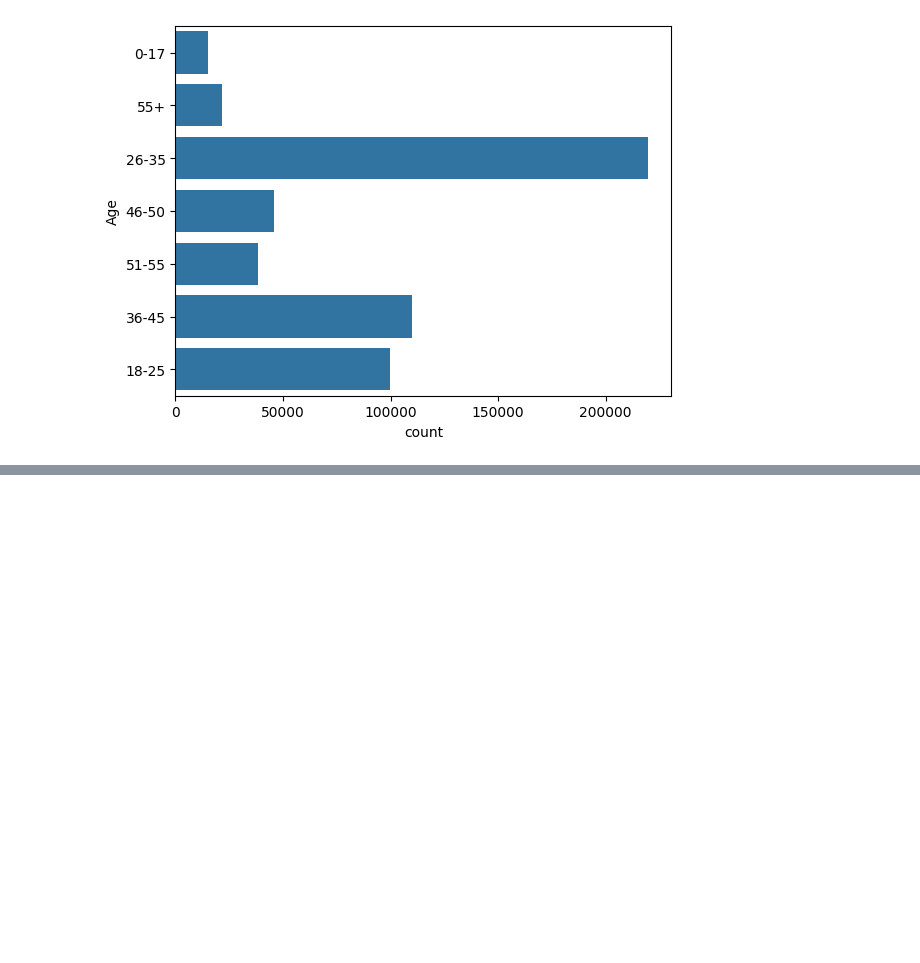
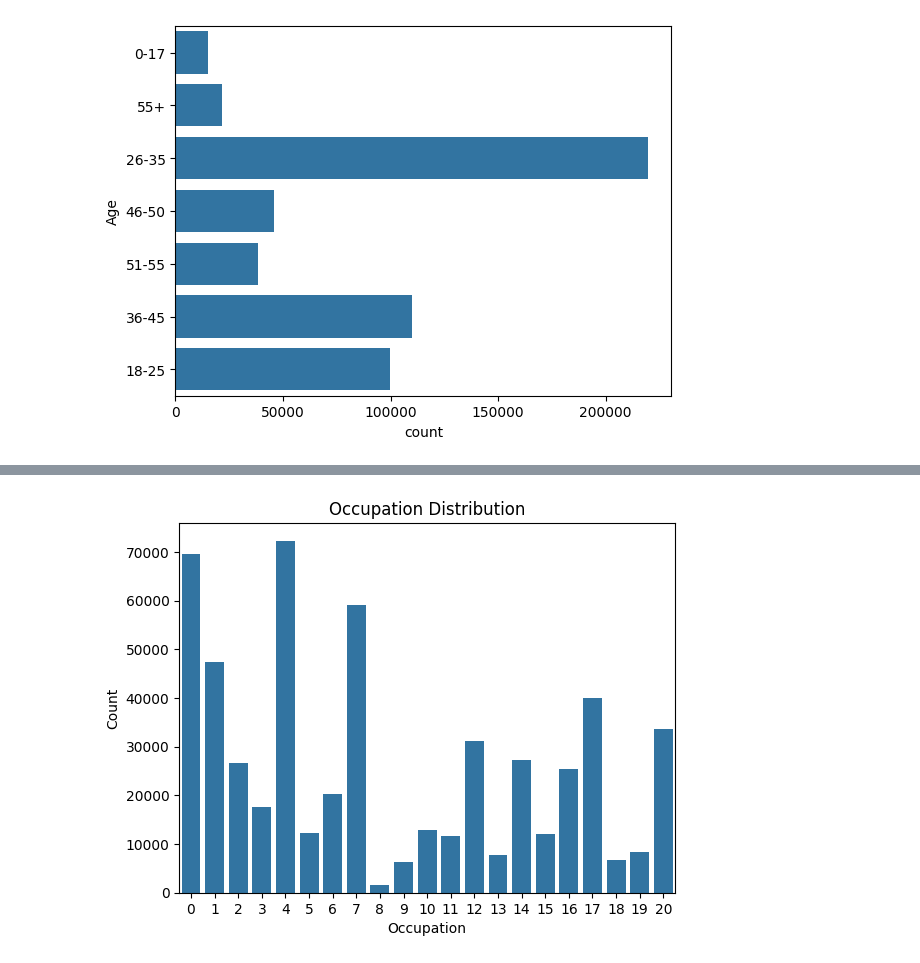
Before and after one commit to ssmseoul/Walmart_dataset_analysis, a Jupyter notebook: wallmart_dataset_analysis.ipynb, the cells around one changed output, grey strips where cells are left out. Saved outputs shown, nothing was run; the diff lists cells and outputs as text; code cells hidden in the pictures; blank space fills up the shorter version.

```diff
--- a/wallmart_dataset_analysis.ipynb
+++ b/wallmart_dataset_analysis.ipynb
@@ -281,0 +349,8 @@ sns.countplot(df['Age'])
+# %%
+sns.countplot(x='Occupation', data=df)
+plt.title('Occupation Distribution')
+plt.xlabel('Occupation')
+plt.ylabel('Count')
+plt.show()
+# %% [output]
+[figure, added]
```
Also changed, not shown: parts of 8 cells of this notebook.
